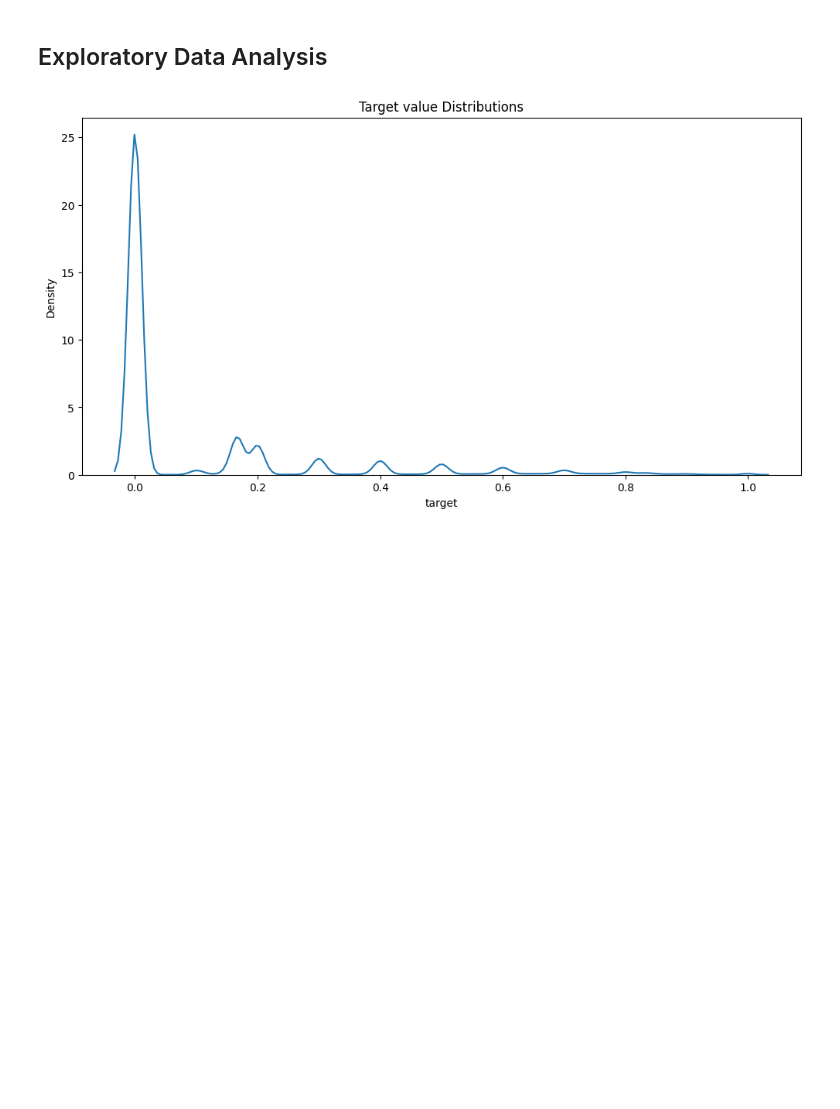
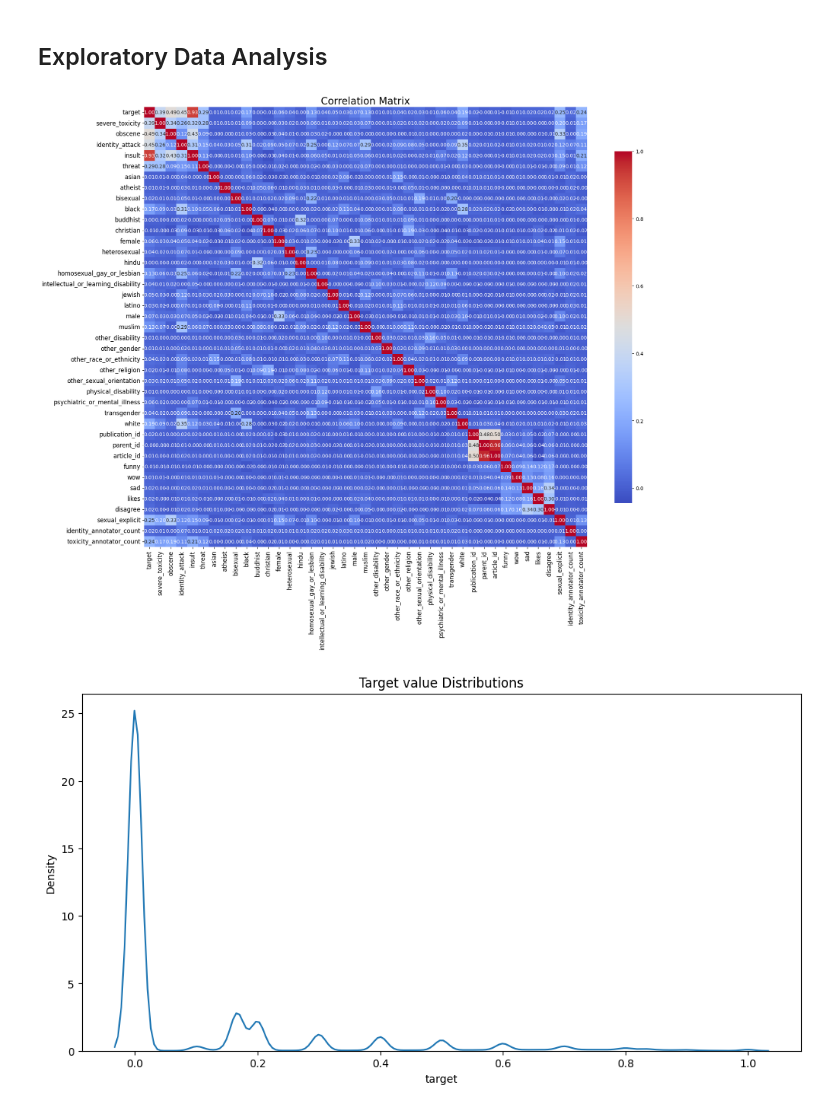
Before and after one commit to MohamedAlyMatar/Hate-Speech-Detection, a Jupyter notebook: 1_EDA.ipynb, the cells around one changed output. Saved outputs shown, nothing was run; the diff lists cells and outputs as text; code cells hidden in the pictures; blank space fills up the shorter version.

```diff
--- a/1_EDA.ipynb
+++ b/1_EDA.ipynb
@@ -193,6 +195,25 @@ print("Train and test shape: {} {}".format(train_df.shape, test_df.shape))
 Train and test shape: (1804871, 44) (97320, 1)
 # %% [markdown]
 ## Exploratory Data Analysis
+# %%
+# Select only numeric columns for correlation matrix
+numeric_df = train_df.select_dtypes(include=[float, int])
+
+# Set figure size larger
+plt.figure(figsize=(20, 16))
+
+# Draw heatmap
+heatmap = sns.heatmap(numeric_df.corr(), annot=True, fmt=".2f", cmap='coolwarm', cbar_kws={'shrink': .8})
+
+# Adjust heatmap properties for readability
+heatmap.set_xticklabels(heatmap.get_xticklabels(), fontsize=12)
+heatmap.set_yticklabels(heatmap.get_yticklabels(), fontsize=12)
+
+# Set title with larger font size
+plt.title('Correlation Matrix', fontsize=20)
+plt.show()
+# %% [output]
+[figure, added]
 # %%
 plt.figure(figsize=(12,6))
 plt.title("Target value Distributions")
```
Also changed, not shown: parts of 34 cells of this notebook, 1 other file.
